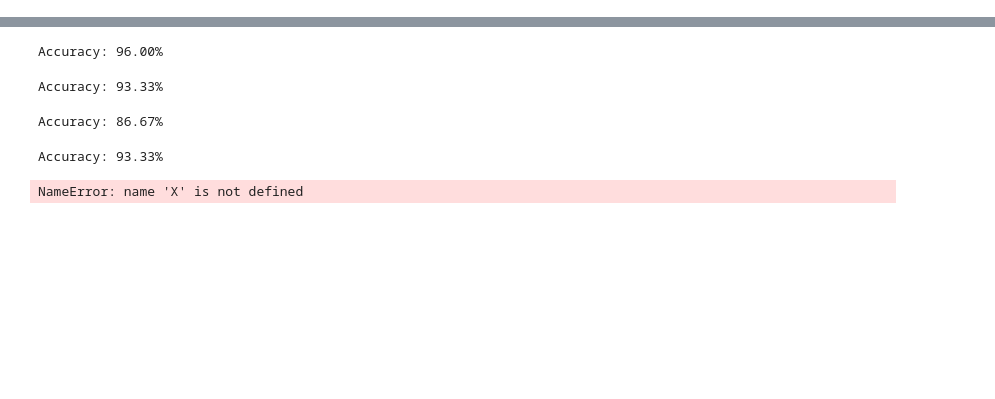
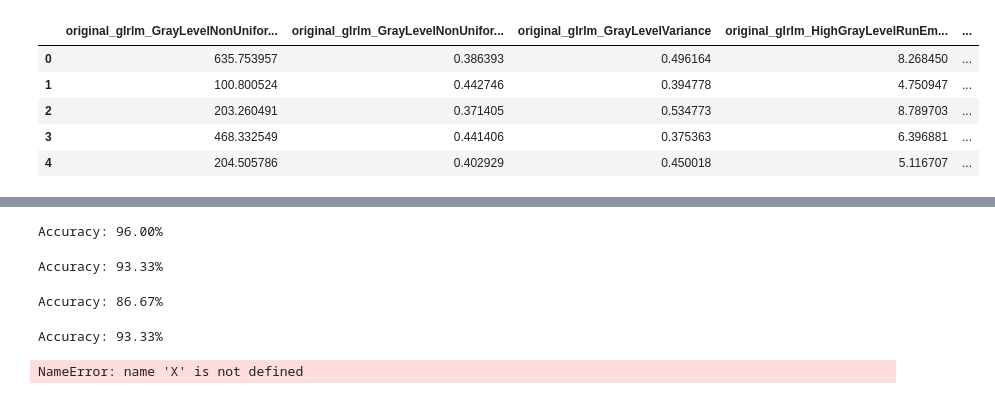
Before and after one commit to ikachko/algorithm-detects-liver-pathology, a Jupyter notebook: xdgboost_learn.ipynb, the cells around one changed output, grey strips where cells are left out. Cells and saved outputs as stored; diff of their text form; code cells hidden in the pictures; blank space fills up the shorter version.

```diff
--- a/xdgboost_learn.ipynb
+++ b/xdgboost_learn.ipynb
@@ -7,2 +1,21 @@ from sklearn.metrics import accuracy_score
+# %%
+import numpy as np
+import sys
+import pandas as pd
+import seaborn as sns
+
+from numpy import loadtxt
+from xgboost import XGBClassifier
+from sklearn.model_selection import train_test_split
+from sklearn.metrics import accuracy_score
+from sklearn import preprocessing
+
+import matplotlib.pyplot as pyplot
+# from sklearn import cross_validation
+
+
+np.set_printoptions(threshold=sys.maxsize)
+pd.set_option('display.max_rows', 200)
 # %%
-dataset = pd.read_csv('./datasets/glcm_135.csv', delimiter="\t").sample(frac=1)
+dataset = pd.read_csv('./data/datasets/radiomics_features.csv', delimiter=";")
+print(dataset.columns)
@@ -10,0 +40,30 @@ dataset.head()
+# %%
+glrlm_features = [
+    'original_glrlm_GrayLevelNonUniformity',
+    'original_glrlm_GrayLevelNonUniformityNormalized',
+    'original_glrlm_GrayLevelVariance',
+    'original_glrlm_HighGrayLevelRunEmphasis',
+    'original_glrlm_LongRunEmphasis',
+    'original_glrlm_LongRunHighGrayLevelEmphasis',
+    'original_glrlm_LongRunLowGrayLevelEmphasis',
+    'original_glrlm_LowGrayLevelRunEmphasis',
+    'original_glrlm_RunEntropy',
+    'original_glrlm_RunLengthNonUniformity',
+    'original_glrlm_RunLengthNonUniformityNormalized',
+    'original_glrlm_RunPercentage',
+    'original_glrlm_RunVariance',
+    'original_glrlm_ShortRunEmphasis',
+    'original_glrlm_ShortRunHighGrayLevelEmphasis',
+    'original_glrlm_ShortRunLowGrayLevelEmphasis',
+    'diagnosis_code'
+]
+# %%
+glrlm_data = dataset[glrlm_features]
+glrlm_data.head()
+# %% [output]
+|  | original_glrlm_GrayLevelNonUnifor... | original_glrlm_GrayLevelNonUnifor... | original_glrlm_GrayLevelVariance | original_glrlm_HighGrayLevelRunEm... | ... |
+| 0 | 635.753957 | 0.386393 | 0.496164 | 8.268450 | ... |
+| 1 | 100.800524 | 0.442746 | 0.394778 | 4.750947 | ... |
+| 2 | 203.260491 | 0.371405 | 0.534773 | 8.789703 | ... |
+| 3 | 468.332549 | 0.441406 | 0.375363 | 6.396881 | ... |
+| 4 | 204.505786 | 0.402929 | 0.450018 | 5.116707 | ... |
```
Also changed, not shown: parts of 6 cells of this notebook.
